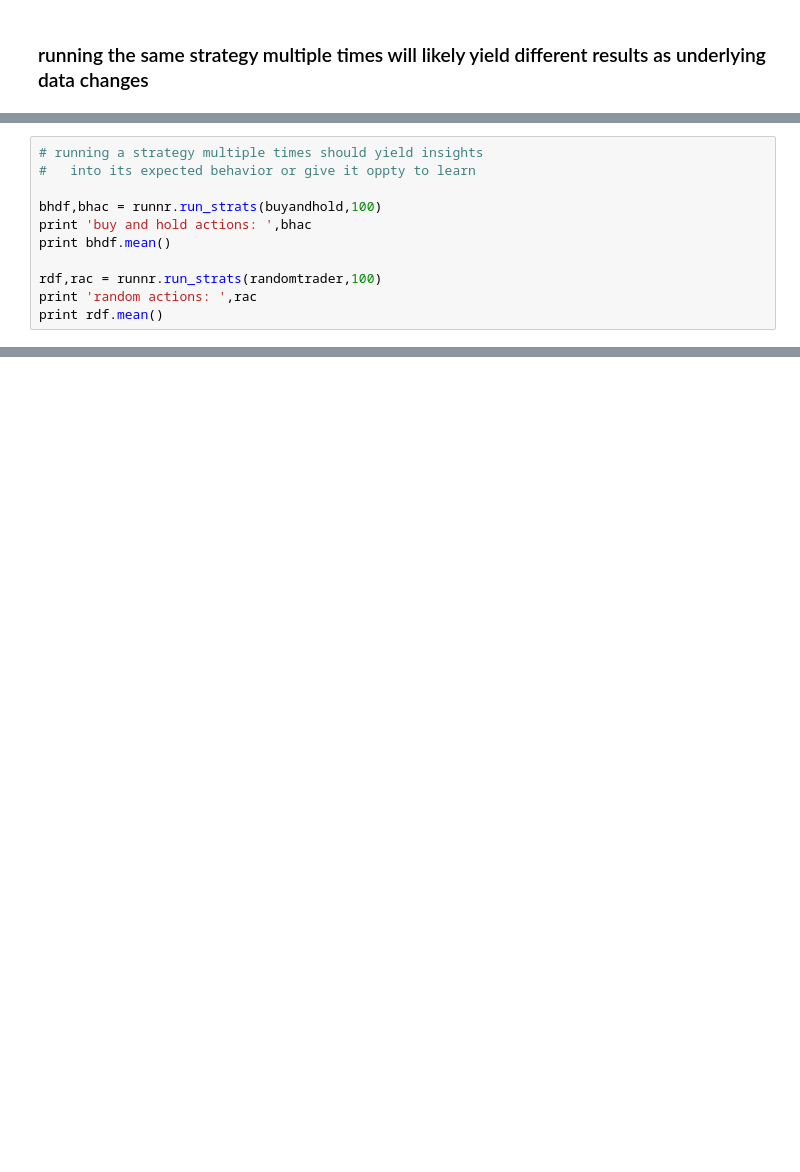
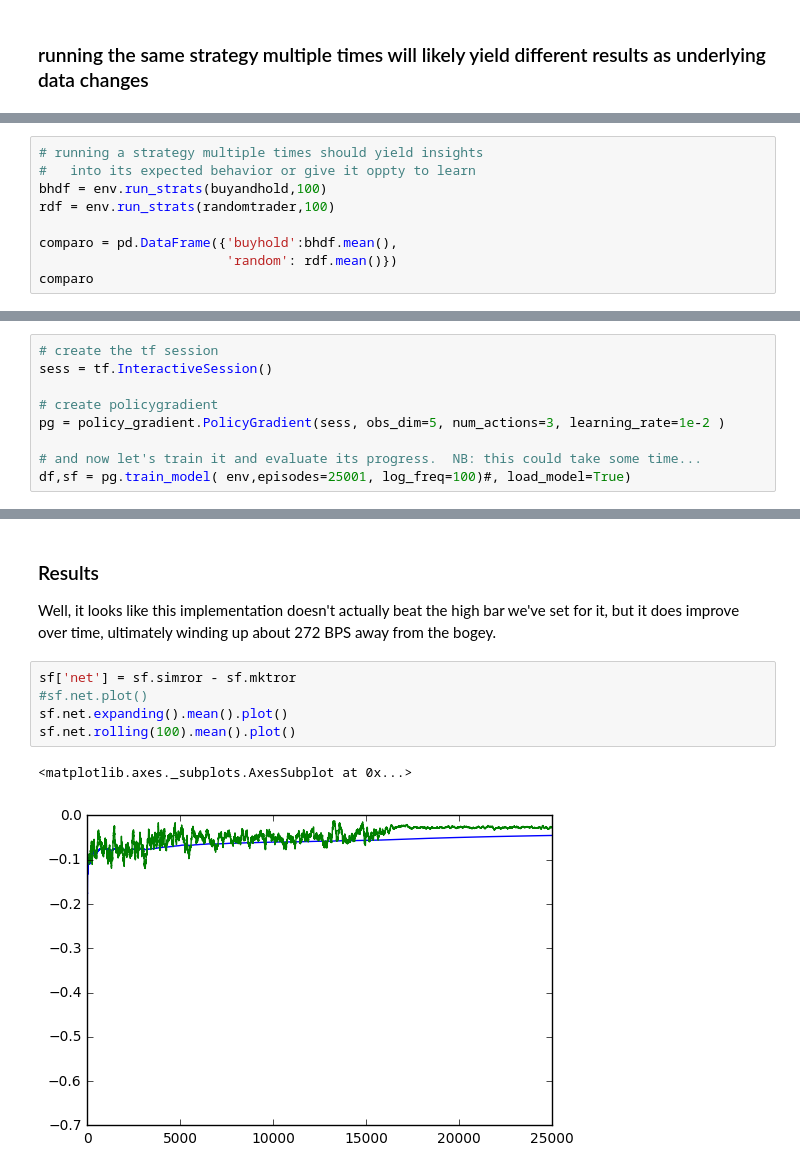
Before and after one commit to hackthemarket/gym-trading, a Jupyter notebook: gym_trading/envs/TradingEnv.ipynb, the cells around one changed output, grey strips where cells are left out. Drawn from its saved outputs; the diff is of its cells as text; blank space fills up the shorter version.

Commit message:
incr dev  - finalized game's objective  - contd modifying policy_gradient player  - updated docs

```diff
--- a/gym_trading/envs/TradingEnv.ipynb
+++ b/gym_trading/envs/TradingEnv.ipynb
@@ -123,12 +118,10 @@ runnr.run_strat(buyandhold)[0].nav.plot()
 # %%
 # running a strategy multiple times should yield insights
 #   into its expected behavior or give it oppty to learn
+bhdf = env.run_strats(buyandhold,100)
+rdf = env.run_strats(randomtrader,100)
 
-bhdf,bhac = runnr.run_strats(buyandhold,100)
-print 'buy and hold actions: ',bhac
-print bhdf.mean()
-
-rdf,rac = runnr.run_strats(randomtrader,100)
-print 'random actions: ',rac
-print rdf.mean()
+comparo = pd.DataFrame({'buyhold':bhdf.mean(),
+                        'random': rdf.mean()})
+comparo
 # %% [output]
@@ -148,0 +162,9 @@ Randomly trading will destroy value rather quickly as costs overwhelm.
+# %%
+# create the tf session
+sess = tf.InteractiveSession()
+
+# create policygradient
+pg = policy_gradient.PolicyGradient(sess, obs_dim=5, num_actions=3, learning_rate=1e-2 )
+
+# and now let's train it and evaluate its progress.  NB: this could take some time...
+df,sf = pg.train_model( env,episodes=25001, log_freq=100)#, load_model=True)
@@ -148,0 +189,12 @@ Randomly trading will destroy value rather quickly as costs overwhelm.
+# %% [markdown]
+### Results
+
+Well, it looks like this implementation doesn't actually beat the high bar we've set for it, but it does improve over time, ultimately winding up about 272 BPS away from the bogey.
+# %%
+sf['net'] = sf.simror - sf.mktror
+#sf.net.plot()
+sf.net.expanding().mean().plot()
+sf.net.rolling(100).mean().plot()
+# %% [output]
+<matplotlib.axes._subplots.AxesSubplot at 0x...>
+[figure, added]
```
Also changed, not shown: parts of 16 cells of this notebook, 3 other files.
